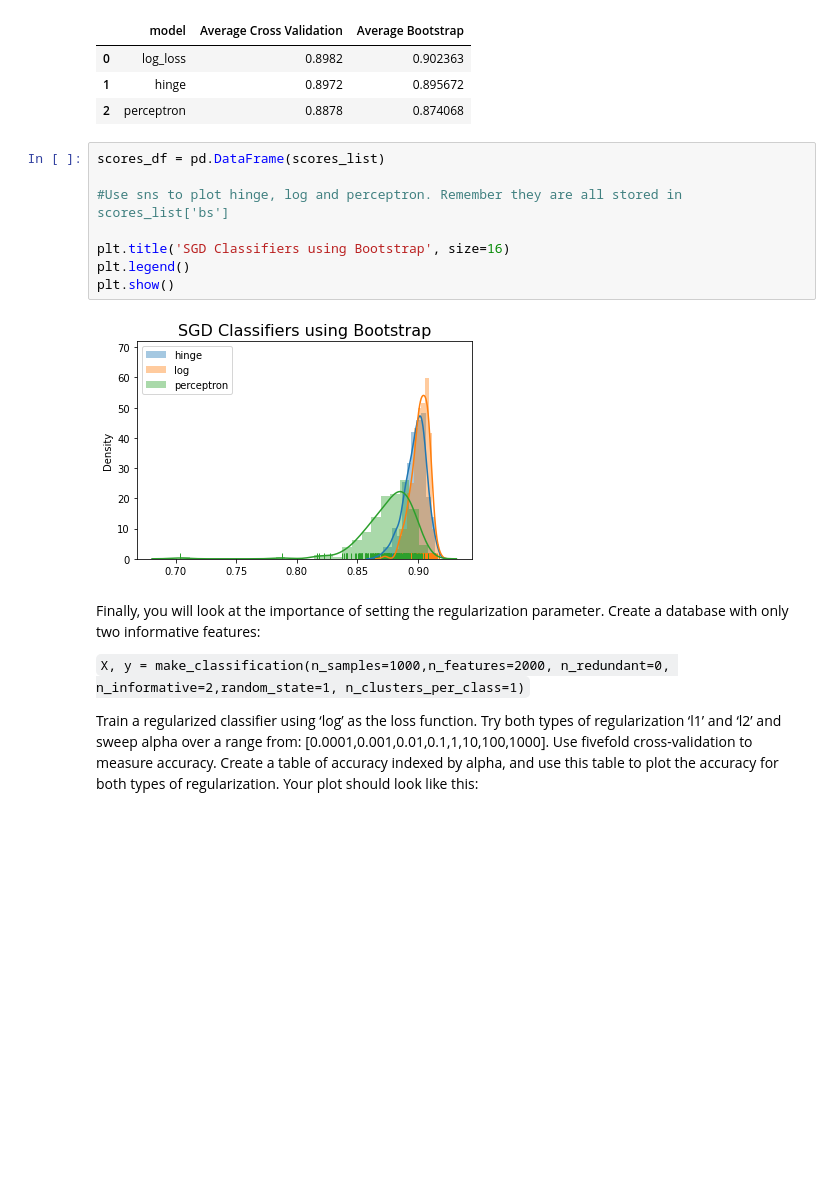
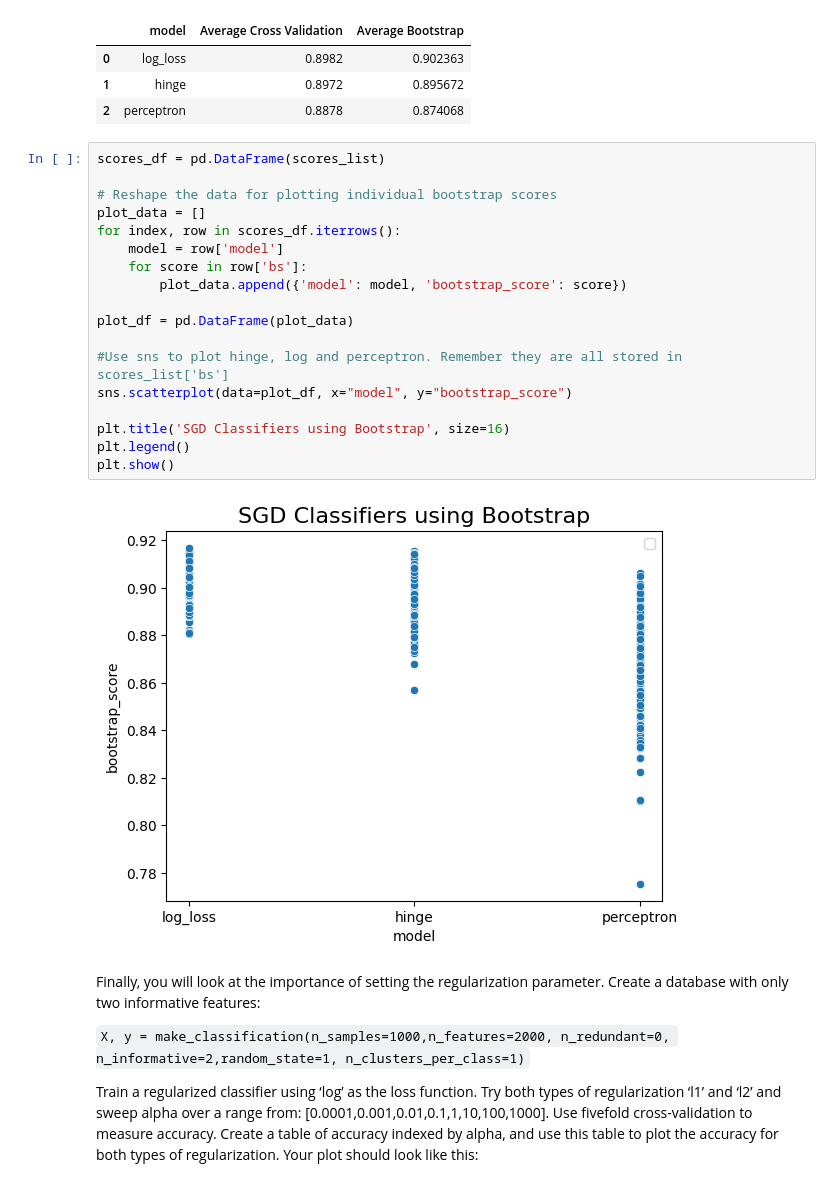
Before and after one commit to celina-velazquez/ADS-504, a Jupyter notebook: Assignment_Guide_4_.ipynb, the cells around one changed output. Drawn from its saved outputs; the diff is of its cells as text; blank space fills up the shorter version.

```diff
--- a/Assignment_Guide_4_.ipynb
+++ b/Assignment_Guide_4_.ipynb
@@ -138,13 +138,23 @@ pd.DataFrame(avg_list)
 # %%
 scores_df = pd.DataFrame(scores_list)
 
+# Reshape the data for plotting individual bootstrap scores
+plot_data = []
+for index, row in scores_df.iterrows():
+    model = row['model']
+    for score in row['bs']:
+        plot_data.append({'model': model, 'bootstrap_score': score})
+
+plot_df = pd.DataFrame(plot_data)
+
 #Use sns to plot hinge, log and perceptron. Remember they are all stored in scores_list['bs']
+sns.scatterplot(data=plot_df, x="model", y="bootstrap_score")
 
 plt.title('SGD Classifiers using Bootstrap', size=16)
 plt.legend()
 plt.show()
 # %% [output]
-[figure, old version]
+[figure, new version]
 # %% [markdown]
 Finally, you will look at the importance of setting the regularization parameter. Create a database
 with only two informative features:
```
Also changed, not shown: parts of 2 cells of this notebook.
